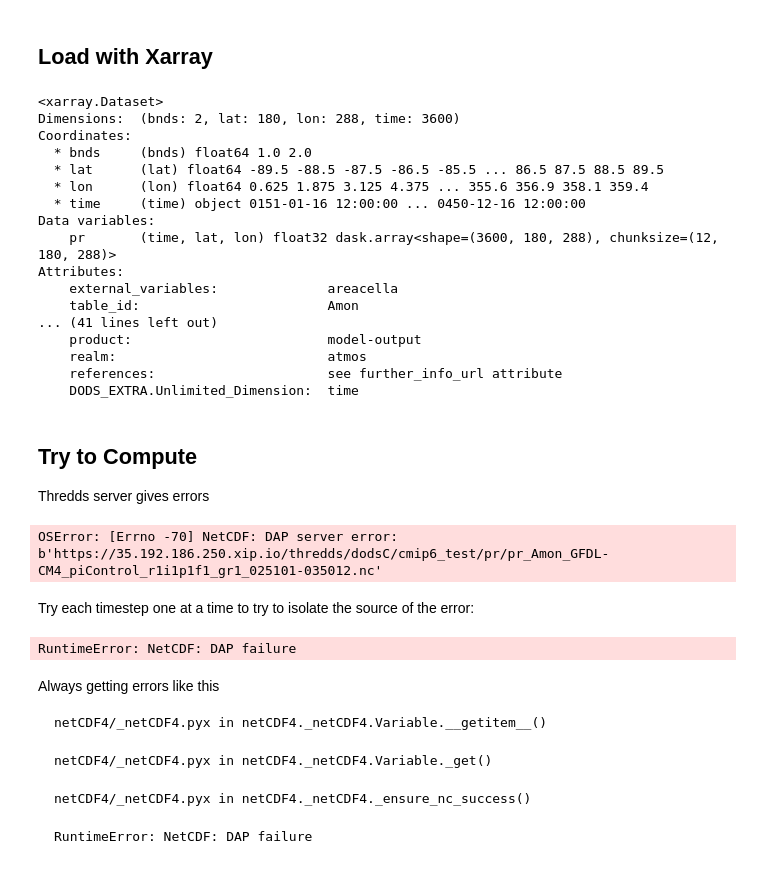
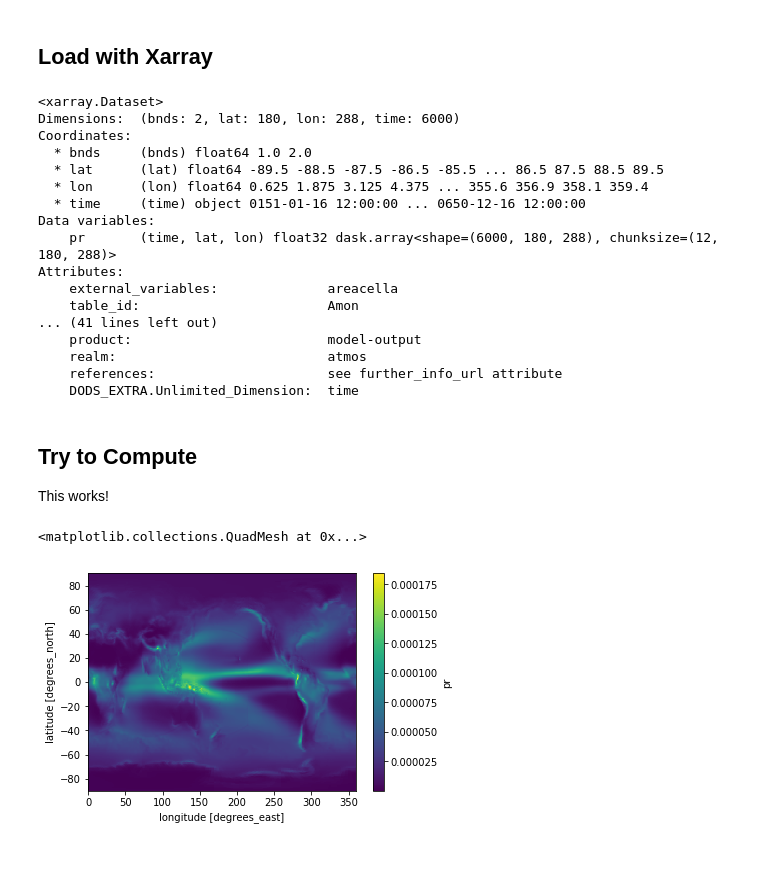
Before and after one commit to rabernat/pangeo_esgf_demo, a Jupyter notebook: notebooks/esgf_gc_thredds.ipynb, the cells around one changed output. Cells and saved outputs as stored; diff of their text form; code cells hidden in the pictures.

```diff
--- a/notebooks/esgf_gc_thredds.ipynb
+++ b/notebooks/esgf_gc_thredds.ipynb
@@ -49,18 +49,18 @@ urls
 def drop_bounds(ds):
     to_drop = [dv for dv in ds.data_vars if 'bnds' in dv]
     return ds.drop(to_drop)
-ds = xr.open_mfdataset(urls[:3], preprocess=drop_bounds, chunks={'time': 12})
+ds = xr.open_mfdataset(urls, preprocess=drop_bounds, chunks={'time': 12})
 ds
 # %% [output]
 <xarray.Dataset>
-Dimensions:  (bnds: 2, lat: 180, lon: 288, time: 3600)
+Dimensions:  (bnds: 2, lat: 180, lon: 288, time: 6000)
 Coordinates:
   * bnds     (bnds) float64 1.0 2.0
   * lat      (lat) float64 -89.5 -88.5 -87.5 -86.5 -85.5 ... 86.5 87.5 88.5 89.5
   * lon      (lon) float64 0.625 1.875 3.125 4.375 ... 355.6 356.9 358.1 359.4
-  * time     (time) object 0151-01-16 12:00:00 ... 0450-12-16 12:00:00
+  * time     (time) object 0151-01-16 12:00:00 ... 0650-12-16 12:00:00
 Data variables:
-    pr       (time, lat, lon) float32 dask.array<shape=(3600, 180, 288), chunksize=(12, 180, 288)>
+    pr       (time, lat, lon) float32 dask.array<shape=(6000, 180, 288), chunksize=(12, 180, 288)>
 Attributes:
     external_variables:              areacella
     table_id:                        Amon
@@ -72,25 +72,12 @@ Attributes:
 # %% [markdown]
 ## Try to Compute
 
-Thredds server gives errors
+This works!
 # %%
 pr_mean = ds.pr.mean(dim='time').load()
-# %% [output]
-OSError: [Errno -70] NetCDF: DAP server error: b'https://35.192.186.250.xip.io/thredds/dodsC/cmip6_test/pr/pr_Amon_GFDL-CM4_piControl_r1i1p1f1_gr1_025101-035012.nc'
-# %% [markdown]
-Try each timestep one at a time to try to isolate the source of the error:
-# %%
-for nt in range(ds.dims['time']):
-    _ = ds.pr.isel(time=nt).mean().load()
-# %% [output]
-RuntimeError: NetCDF: DAP failure
-# %% [markdown]
-Always getting errors like this
-
-    netCDF4/_netCDF4.pyx in netCDF4._netCDF4.Variable.__getitem__()
-
-    netCDF4/_netCDF4.pyx in netCDF4._netCDF4.Variable._get()
-
-    netCDF4/_netCDF4.pyx in netCDF4._netCDF4._ensure_nc_success()
-
-    RuntimeError: NetCDF: DAP failure
+# %%
+%matplotlib inline
+pr_mean.plot()
+# %% [output]
+<matplotlib.collections.QuadMesh at 0x...>
+[figure, added]
```
Also changed, not shown: parts of 3 cells of this notebook.
